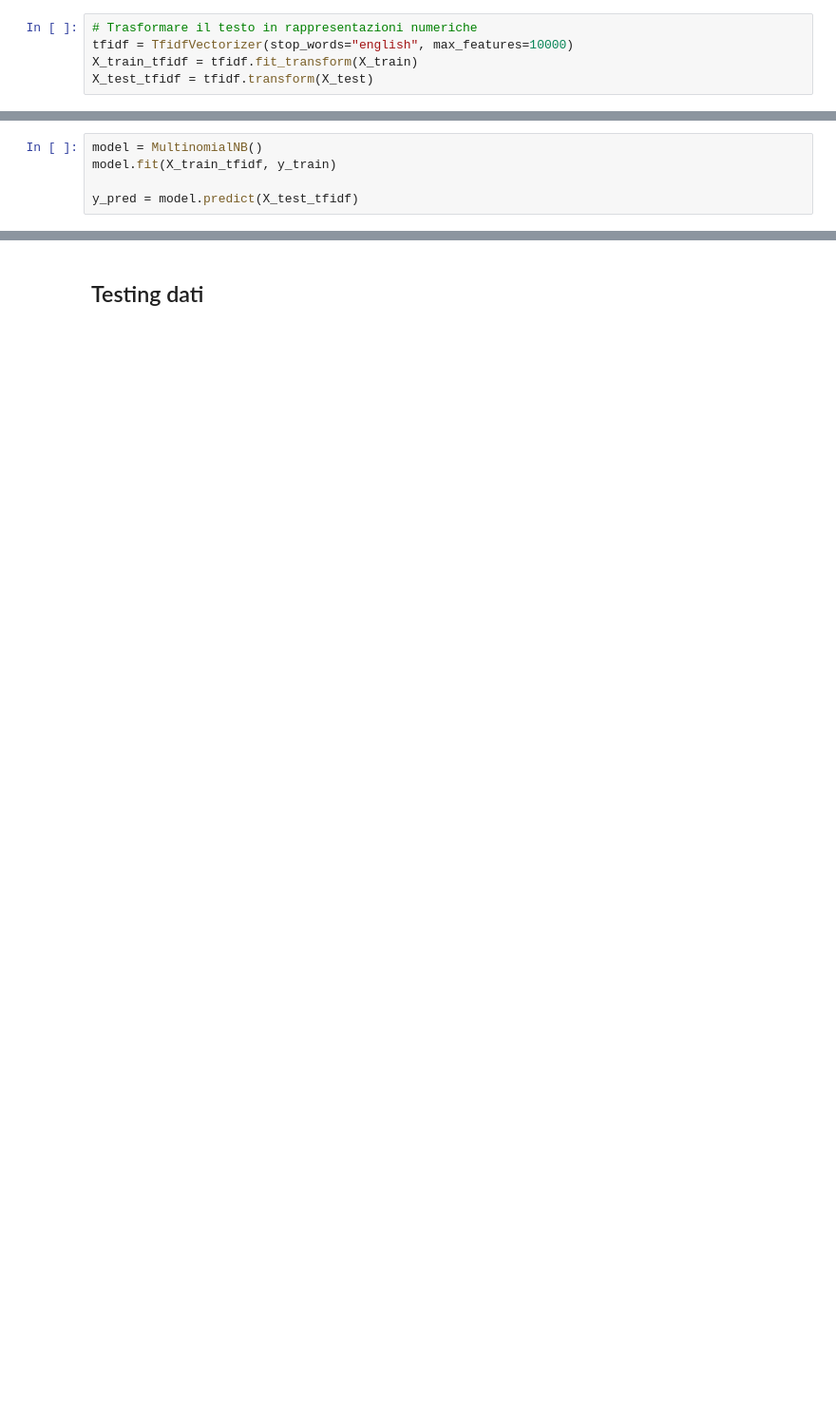
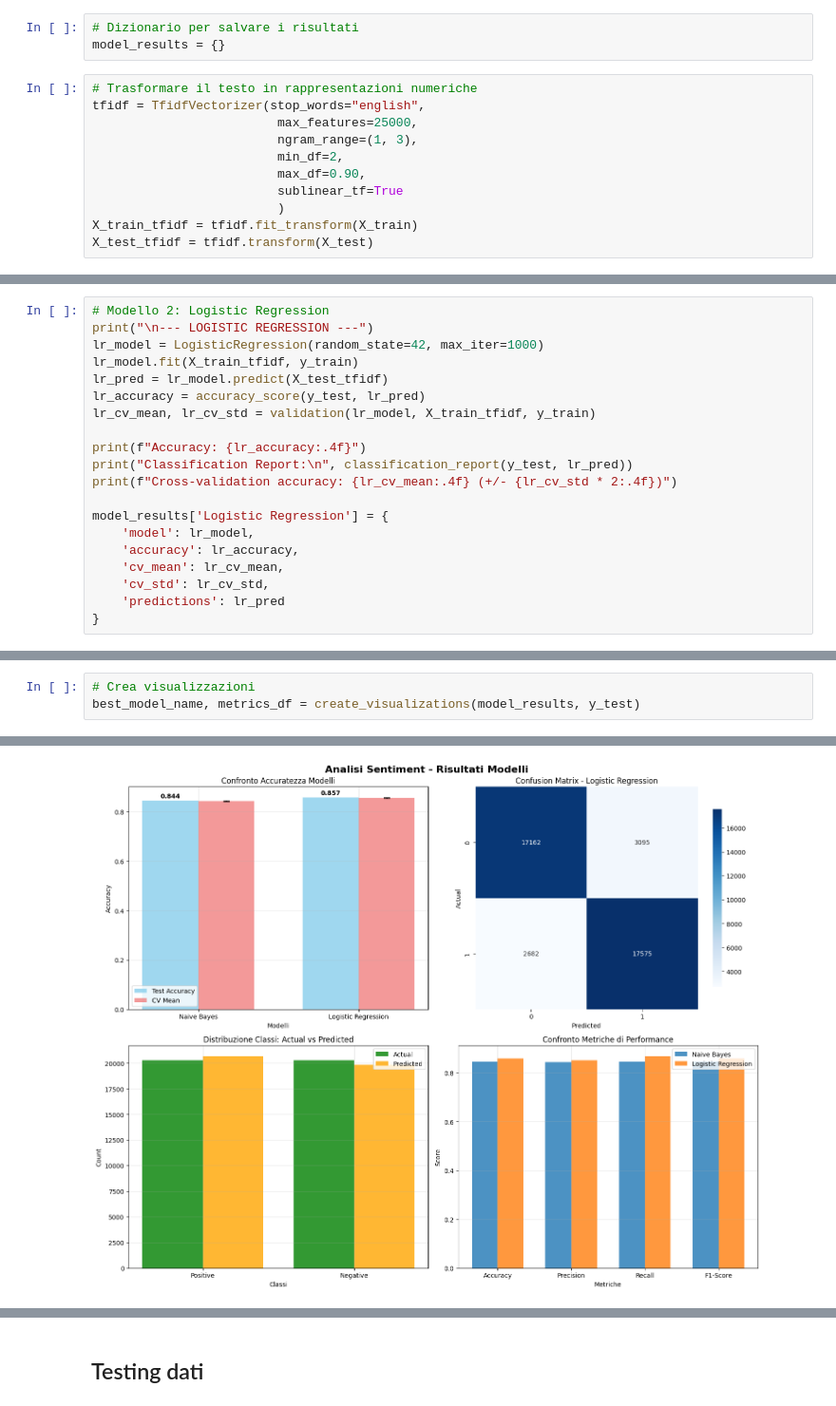
Before and after one commit to aledanna00/SentimentAnalysis, a Jupyter notebook: main.ipynb, the cells around one changed output, grey strips where cells are left out. Shown at 95% size. Saved outputs shown, nothing was run; the diff lists cells and outputs as text; blank space fills up the shorter version.

```diff
--- a/main.ipynb
+++ b/main.ipynb
@@ -39,5 +151,14 @@ X_train, X_test, y_train, y_test = train_test_split(X, y, test_size=0.3, random_
+# %%
+# Dizionario per salvare i risultati
+model_results = {}
 # %%
 # Trasformare il testo in rappresentazioni numeriche
-tfidf = TfidfVectorizer(stop_words="english", max_features=10000)
+tfidf = TfidfVectorizer(stop_words="english",
+                         max_features=25000,
+                         ngram_range=(1, 3),
+                         min_df=2,
+                         max_df=0.90,
+                         sublinear_tf=True
+                         )
 X_train_tfidf = tfidf.fit_transform(X_train)
 X_test_tfidf = tfidf.transform(X_test)
@@ -46,5 +164,0 @@ X_test_tfidf = tfidf.transform(X_test)
-# %%
-model = MultinomialNB()
-model.fit(X_train_tfidf, y_train)
-
-y_pred = model.predict(X_test_tfidf)
@@ -66,0 +203,20 @@ weighted avg       0.83      0.82      0.82     42384
+# %%
+# Modello 2: Logistic Regression
+print("\n--- LOGISTIC REGRESSION ---")
+lr_model = LogisticRegression(random_state=42, max_iter=1000)
+lr_model.fit(X_train_tfidf, y_train)
+lr_pred = lr_model.predict(X_test_tfidf)
+lr_accuracy = accuracy_score(y_test, lr_pred)
+lr_cv_mean, lr_cv_std = validation(lr_model, X_train_tfidf, y_train)
+
+print(f"Accuracy: {lr_accuracy:.4f}")
+print("Classification Report:\n", classification_report(y_test, lr_pred))
+print(f"Cross-validation accuracy: {lr_cv_mean:.4f} (+/- {lr_cv_std * 2:.4f})")
+
+model_results['Logistic Regression'] = {
+    'model': lr_model,
+    'accuracy': lr_accuracy,
+    'cv_mean': lr_cv_mean,
+    'cv_std': lr_cv_std,
+    'predictions': lr_pred
+}
@@ -66,0 +339,4 @@ weighted avg       0.83      0.82      0.82     42384
+# %%
+# Crea visualizzazioni
+best_model_name, metrics_df = create_visualizations(model_results, y_test)
+# %% [output]
@@ -66,0 +344 @@ weighted avg       0.83      0.82      0.82     42384
+[figure, added]
```
Also changed, not shown: parts of 20 cells of this notebook.
